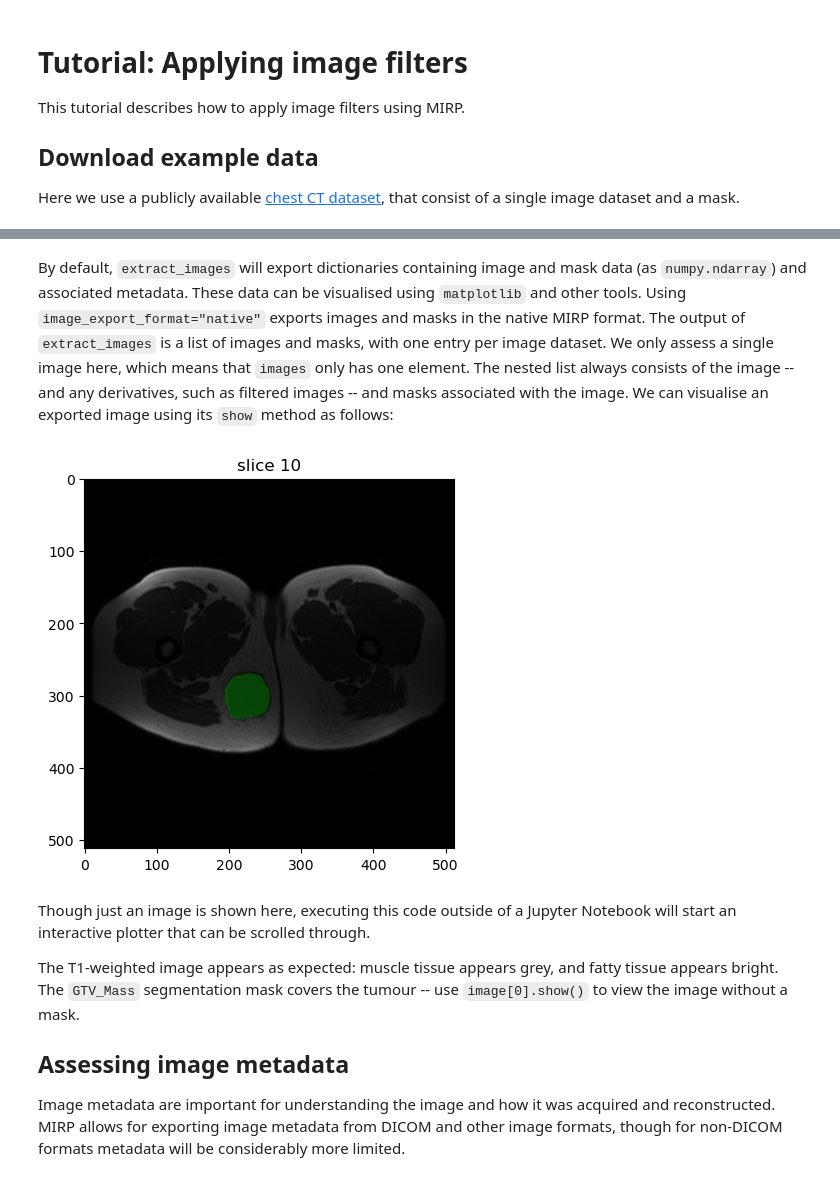
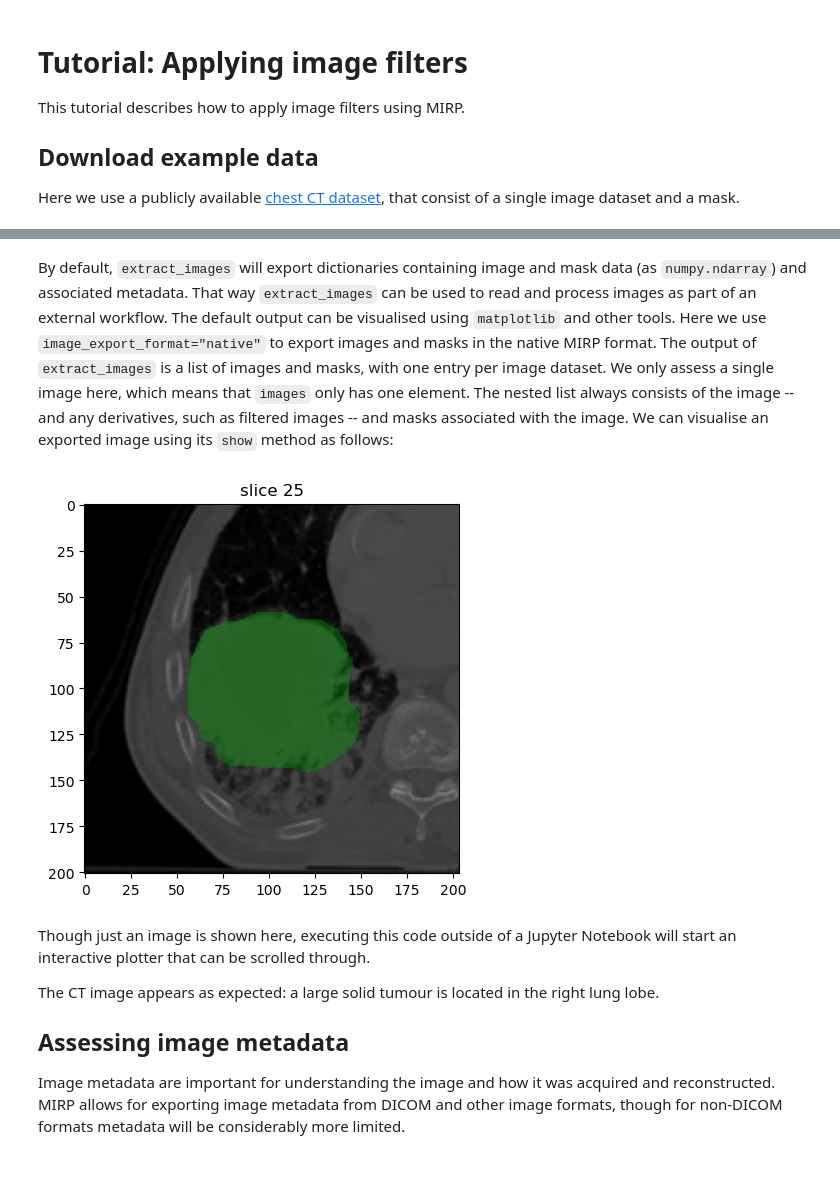
Before and after one commit to oncoray/mirp, a Jupyter notebook: docs_source/source/tutorial_apply_image_filter.ipynb, the cells around one changed output, grey strips where cells are left out. Drawn from its saved outputs; the diff is of its cells as text; code cells hidden in the pictures.

Commit message:
First complete draft of image filter tutorial.

```diff
--- a/docs_source/source/tutorial_apply_image_filter.ipynb
+++ b/docs_source/source/tutorial_apply_image_filter.ipynb
@@ -66,9 +58,9 @@ It is often useful to inspect images before computing radiomics features. Extern
 from mirp import extract_images
 
 images = extract_images(
-    image=os.path.join(save_dir, "sts_images", "STS_003", "mr_t1", "image"),
-    mask=os.path.join(save_dir, "sts_images", "STS_003", "mr_t1", "mask"),
-    roi_name="GTV_Mass",
+    image=os.path.join(save_dir, "chest_ct", "image"),
+    mask=os.path.join(save_dir, "chest_ct", "mask", "DCM_RS_00060.dcm"),
+    roi_name="GTV-1",
     image_export_format="native"
 )
 # %% [output]
@@ -76,14 +68,14 @@ INFO    : MainProcess    2024-04-09 11:07:28,625         Initialising image extr
 # %% [markdown]
-By default, `extract_images` will export dictionaries containing image and mask data (as `numpy.ndarray`) and associated metadata. These data can be visualised using `matplotlib` and other tools. Using `image_export_format="native"` exports images and masks in the native MIRP format. The output of `extract_images` is a list of images and masks, with one entry per image dataset. We only assess a single image here, which means that `images` only has one element. The nested list always consists of the image -- and any derivatives, such as filtered images -- and masks associated with the image. We can visualise an exported image using its `show` method as follows:
+By default, `extract_images` will export dictionaries containing image and mask data (as `numpy.ndarray`) and associated metadata. That way `extract_images` can be used to read and process images as part of an external workflow. The default output can be visualised using `matplotlib` and other tools. Here we use `image_export_format="native"` to export images and masks in the native MIRP format. The output of `extract_images` is a list of images and masks, with one entry per image dataset. We only assess a single image here, which means that `images` only has one element. The nested list always consists of the image -- and any derivatives, such as filtered images -- and masks associated with the image. We can visualise an exported image using its `show` method as follows:
 # %%
 image, mask = images[0]
-image[0].show(mask=mask[0], slice_id=10)
+image[0].show(mask=mask[0], slice_id=25)
 # %% [output]
-[figure, old version]
+[figure, new version]
 # %% [markdown]
 Though just an image is shown here, executing this code outside of a Jupyter Notebook will start an interactive plotter that can be scrolled through.
 
-The T1-weighted image appears as expected: muscle tissue appears grey, and fatty tissue appears bright. The `GTV_Mass` segmentation mask covers the tumour -- use `image[0].show()` to view the image without a mask.
+The CT image appears as expected: a large solid tumour is located in the right lung lobe.
 
 ## Assessing image metadata
 
```
Also changed, not shown: parts of 27 cells of this notebook, 2 other files.
